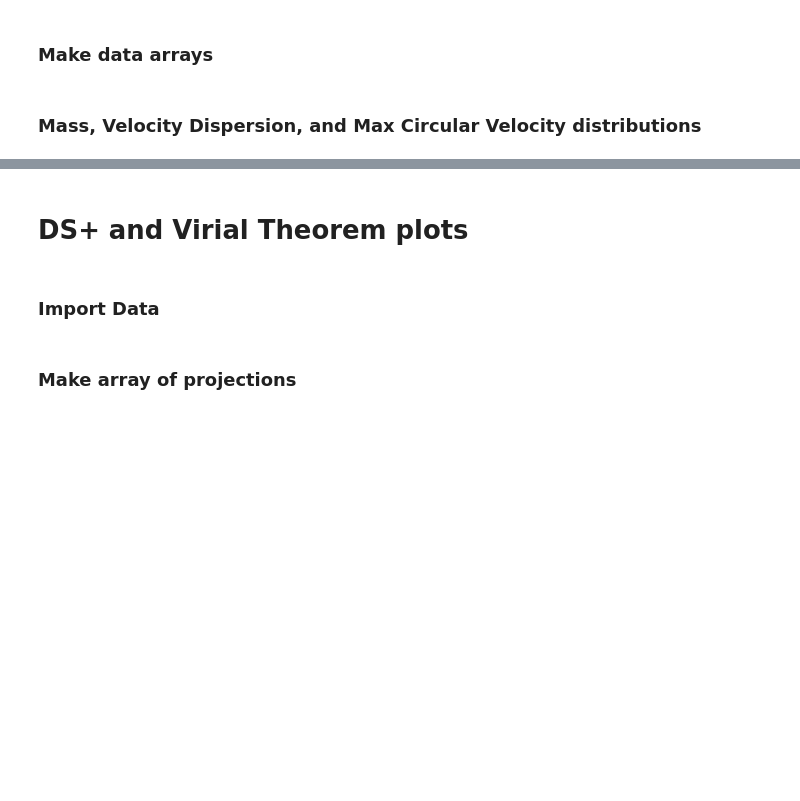
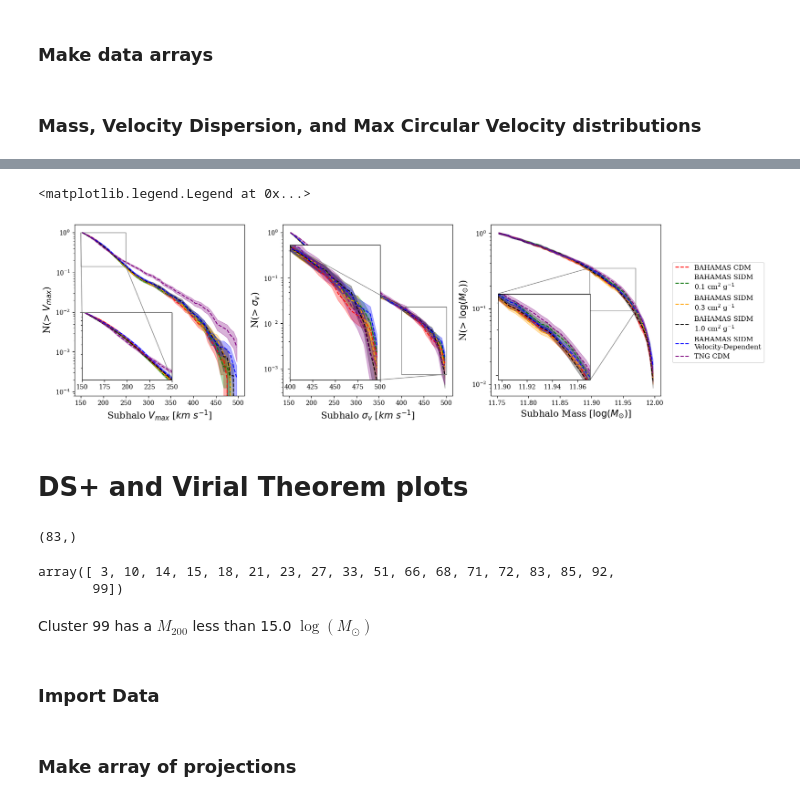
Before and after one commit to erichabjan/TNG_cluster_dynamics, a Jupyter notebook: Paper_Plots.ipynb, the cells around one changed output, grey strips where cells are left out. Drawn from its saved outputs; the diff is of its cells as text; code cells hidden in the pictures; blank space fills up the shorter version.

```diff
--- a/Paper_Plots.ipynb
+++ b/Paper_Plots.ipynb
@@ -234,6 +247,6 @@ ax1.legend(bbox_to_anchor=(1.05, 0.8), fontsize = 11)
 # %%
 num_bins = 50
-vmax_low, vmax_up = 130, 200
+vmax_low, vmax_up = 150, 500
 bins = np.linspace(vmax_low, vmax_up, num_bins)
 
 fig, (ax1, ax2, ax3) = plt.subplots(1, 3, figsize=(17, 5), sharey=False)
@@ -242,7 +255,7 @@ plt.subplots_adjust(wspace=0.225)
 ### Left plot: cumulative max circular velocity function
 
 axins1 = zoomed_inset_axes(ax1, 2, loc=3, bbox_to_anchor=(0.025, 0.075, 0.5, 0.5), bbox_transform=ax1.transAxes)
-zoom_min, zoom_max = 160, 185
+zoom_min, zoom_max = 150, 250
 zoom_y_list = []
 
 for data, color, label in [
@@ -275,10 +288,11 @@ mark_inset(ax1, axins1, loc1=2, loc2=4, fc="none", ec="0.5", lw=1)
 
 ### Center plot: cumulative velocity dispersion function
 
-bins = np.linspace(50, 200, num_bins)
+vrms_low, vrms_up = 150, 500
+bins = np.linspace(vrms_low, vrms_up, num_bins)
 
 axins2 = zoomed_inset_axes(ax2, 2, loc=3, bbox_to_anchor=(0.025, 0.075, 0.5, 0.5), bbox_transform=ax2.transAxes)
-zoom_min, zoom_max = 155, 190
+zoom_min, zoom_max = 400, 500
 zoom_y_list = []
 
 for data, color, label in [
@@ -336,39 +350,63 @@ for data, color, label in [
       #           color=color, label=label, linestyle='none', alpha=0.9)
 
     ax3.plot(x_mean, y, c=color, linestyle='--', label=label)
     ax3.fill_between(x_mean, y - y_err, y + y_err, color=color, alpha=0.3)
 
     axins3.plot(x_mean, y, c=color, linestyle='--')
     axins3.fill_between(x_mean, y - y_err, y + y_err, color=color, alpha=0.3)
 
 axins3.set_xlim(zoom_min, zoom_max)
 axins3.set_ylim(np.min(zoom_y_list), np.max(zoom_y_list))
 axins3.tick_params(axis='y', which='both', labelleft=False)
 axins3.set_yscale('log')
 mark_inset(ax3, axins3, loc1=2, loc2=4, fc="none", ec="0.5", lw=1)
 
 ax1.set_yscale('log')
 ax2.set_yscale('log')
 ax3.set_yscale('log')
 
 ax1.set_ylabel('N(> $V_{max}$)', fontsize = 15)
 ax1.set_xlabel(r'Subhalo $V_{max}$ [$km$ $s^{-1}$]', fontsize = 15)
 
 ax2.set_ylabel('N(> $\sigma_v$)', fontsize = 15)
 ax2.set_xlabel(r'Subhalo $\sigma_v$ [$km$ $s^{-1}$]', fontsize = 15)
 
 ax3.set_ylabel('N(> $\log(M_{\odot})$)', fontsize = 15)
 ax3.set_xlabel(r'Subhalo Mass [$\log(M_{\odot})$]', fontsize = 15)
 
 #ax1.legend(loc='lower left')
 #ax2.legend(loc='lower left')
 ax3.legend(bbox_to_anchor=(1.05, 0.8), fontsize = 11)
+# %% [output]
+<matplotlib.legend.Legend at 0x...>
+[figure, added]
 # %% [markdown]
 # DS+ and Virial Theorem plots
+# %%
+cluster_sub_prob = np.zeros(101)
+
+for i in range(0, 101):
+
+    df = pd.read_csv(dsp_results_path + f"DS+_Virial_df_{i}.csv")
+
+    if np.isnan(np.array(df['Completeness'])).all():
+
+        cluster_sub_prob[i] = 1
+
+np.where(cluster_sub_prob == 1)[0].shape
+# %% [output]
+(83,)
+# %%
+np.where(cluster_sub_prob == 0)[0]
+# %% [output]
+array([ 3, 10, 14, 15, 18, 21, 23, 27, 33, 51, 66, 68, 71, 72, 83, 85, 92,
+       99])
 # %%
-cluster = 3
+cluster = 99
 
 pos, vel, groups, subhalo_masses, h, halo_mass = TNG_DA.get_cluster_props(cluster)
+# %% [output]
+Cluster 99 has a $M_{200}$ less than 15.0 $\log(M_\odot)$
 # %% [markdown]
 ### Import Data
 # %%
```
Also changed, not shown: parts of 12 cells of this notebook, 17 other files.
